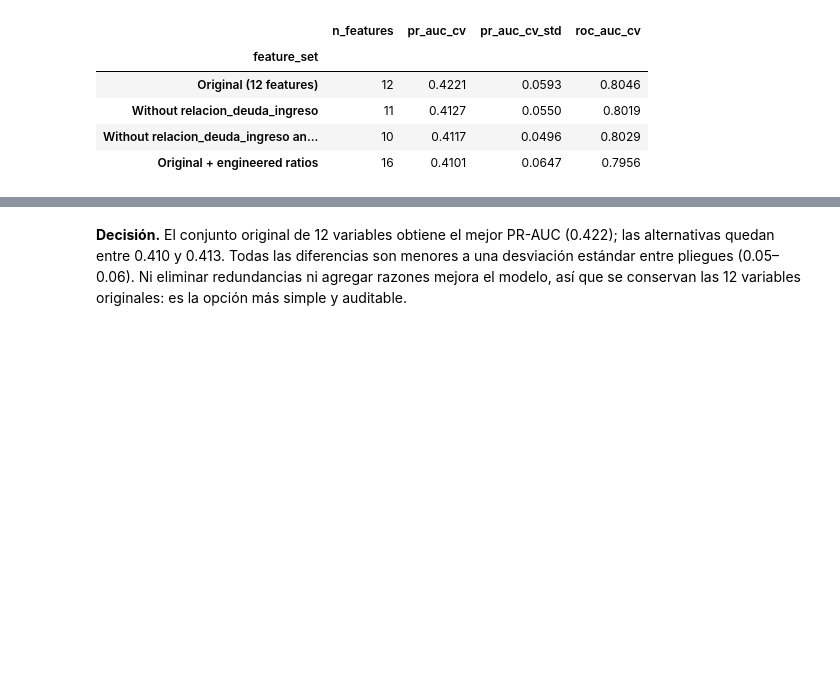
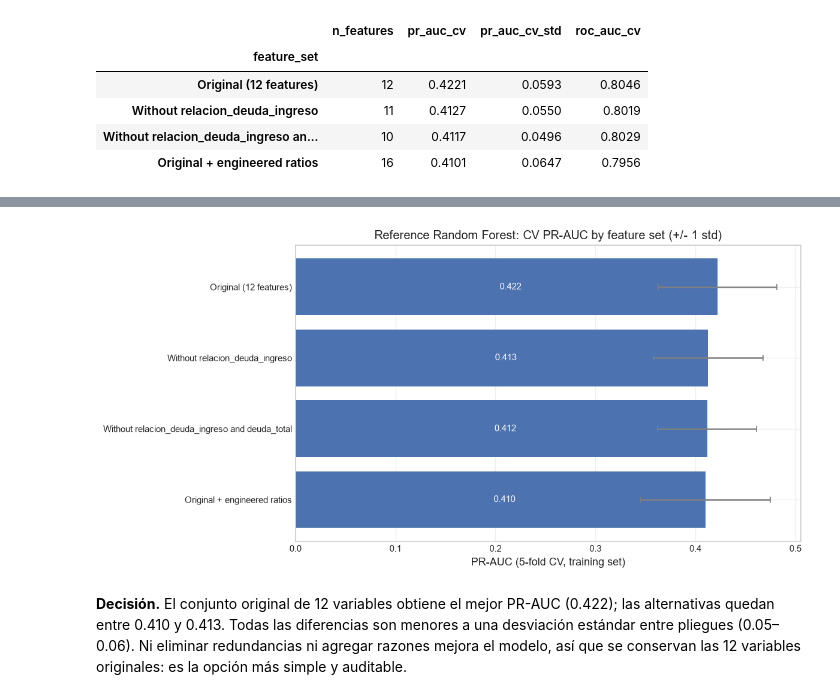
Before and after one commit to masters-ai-tec/Inteligencia-artificial-y-aprendizaje-autom-tico, a Jupyter notebook: fintech/fintech.ipynb, the cells around one changed output, grey strips where cells are left out. Cells and saved outputs as stored; diff of their text form; code cells hidden in the pictures; blank space fills up the shorter version.

Commit message:
fix: removed plotly

```diff
--- a/fintech/fintech.ipynb
+++ b/fintech/fintech.ipynb
@@ -220,9 +216,6 @@ plt.rcParams.update(
     }
 )
 # %%
-pio.renderers.default = "plotly_mimetype+notebook_connected"
-pio.templates.default = "plotly_white"
-
 CLASS_LABELS: Final[dict[int, str]] = {0: "No default", 1: "Default"}
 CLASS_COLORS: Final[dict[str, str]] = {"No default": "#4C72B0", "Default": "#DD8452"}
 # %% [markdown]
@@ -1084,17 +1077,29 @@ display(feature_set_results)
 | Without relacion_deuda_ingreso an... | 10 | 0.4117 | 0.0496 | 0.8029 |
 | Original + engineered ratios | 16 | 0.4101 | 0.0647 | 0.7956 |
 # %%
-fig = px.bar(
-    feature_set_results.reset_index(),
-    x="pr_auc_cv",
-    y="feature_set",
-    error_x="pr_auc_cv_std",
-    orientation="h",
-    text=feature_set_results["pr_auc_cv"].map("{:.3f}".format).to_numpy(),
-    title="Reference Random Forest: CV PR-AUC by feature set (+/- 1 std)",
-    height=400,
+plot_frame = feature_set_results.reset_index()
+
+fig, ax = plt.subplots(figsize=FIGURE_SIZE_WIDE)
+bars = ax.barh(
+    plot_frame["feature_set"],
+    plot_frame["pr_auc_cv"],
+    xerr=plot_frame["pr_auc_cv_std"],
+    color=CLASS_COLORS["No default"],
+    ecolor="gray",
+    capsize=3,
 )
-fig.update_traces(marker_color=CLASS_COLORS["No default"], textposition="inside", insidetextanchor="start", textfont_color="white")
-fig.update_layout(xaxis_title="PR-AUC (5-fold CV, training set)", yaxis_title="")
-fig.show()
+ax.bar_label(
+    bars,
+    labels=plot_frame["pr_auc_cv"].map("{:.3f}".format),
+    padding=4,
+    color="white",
+    fontsize=9,
+    label_type="center",
+)
+ax.set_title("Reference Random Forest: CV PR-AUC by feature set (+/- 1 std)")
+ax.set_xlabel("PR-AUC (5-fold CV, training set)")
+ax.set_ylabel("")
+ax.invert_yaxis()
+fig.tight_layout()
+plt.show()
 # %% [output]
@@ -1102,3 +1106,4 @@ fig.show()
+[figure, added]
 # %% [markdown]
 **Decisión.** El conjunto original de 12 variables obtiene el mejor PR-AUC (0.422); las alternativas quedan entre 0.410 y 0.413. Todas las diferencias son menores a una desviación estándar entre pliegues (0.05–0.06). Ni eliminar redundancias ni agregar razones mejora el modelo, así que se conservan las 12 variables originales: es la opción más simple y auditable.
 # %% [markdown]
```
Also changed, not shown: parts of 6 cells of this notebook.
